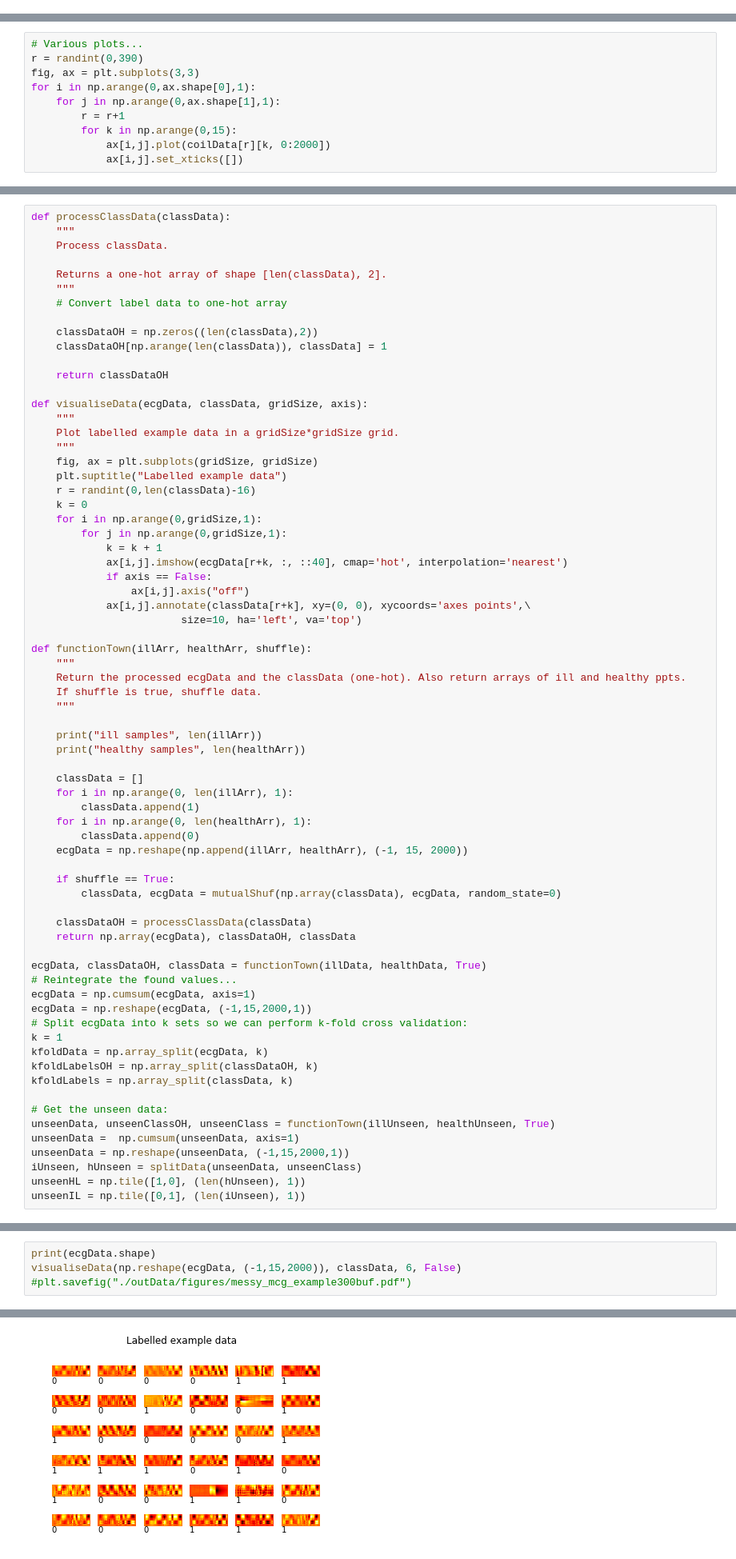
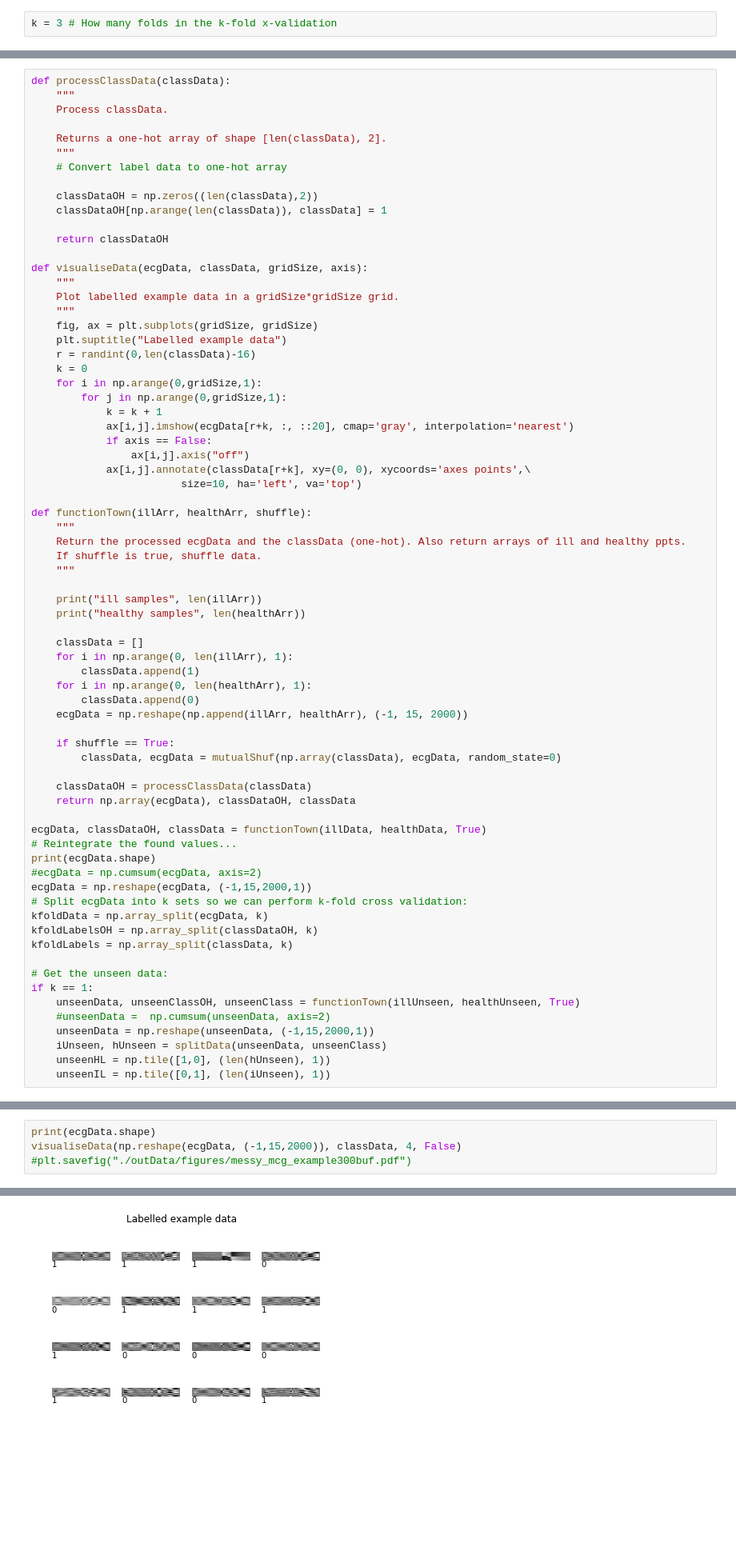
Before and after one commit to Smith42/neuralnet-mcg, a Jupyter notebook: prototypeFive-2dConv.ipynb, the cells around one changed output, grey strips where cells are left out. Shown at 80% size. Cells and saved outputs as stored; diff of their text form; blank space fills up the shorter version.

```diff
--- a/prototypeFive-2dConv.ipynb
+++ b/prototypeFive-2dConv.ipynb
@@ -13,6 +14,8 @@ import datetime
 %matplotlib inline
 # %% [markdown]
 # Import and process data
+# %%
+k = 3 # How many folds in the k-fold x-validation
 # %%
 def importPickle(fileLocation): # File location is ./inData/6060DataFrame.pkl
     """
@@ -60,10 +66,0 @@ print(illData.shape, healthData.shape,"\n", illUnseen.shape, healthUnseen.shape)
-# %%
-# Various plots...
-r = randint(0,390)
-fig, ax = plt.subplots(3,3)
-for i in np.arange(0,ax.shape[0],1):
-    for j in np.arange(0,ax.shape[1],1):
-        r = r+1
-        for k in np.arange(0,15):
-            ax[i,j].plot(coilData[r][k, 0:2000])
-            ax[i,j].set_xticks([])
@@ -94,7 +89,7 @@ def visualiseData(ecgData, classData, gridSize, axis):
     for i in np.arange(0,gridSize,1):
         for j in np.arange(0,gridSize,1):
             k = k + 1
-            ax[i,j].imshow(ecgData[r+k, :, ::40], cmap='hot', interpolation='nearest')
+            ax[i,j].imshow(ecgData[r+k, :, ::20], cmap='gray', interpolation='nearest')
             if axis == False:
                 ax[i,j].axis("off")
             ax[i,j].annotate(classData[r+k], xy=(0, 0), xycoords='axes points',\
@@ -124,19 +119,20 @@ def functionTown(illArr, healthArr, shuffle):
 
 ecgData, classDataOH, classData = functionTown(illData, healthData, True)
 # Reintegrate the found values...
-ecgData = np.cumsum(ecgData, axis=1)
+print(ecgData.shape)
+#ecgData = np.cumsum(ecgData, axis=2)
 ecgData = np.reshape(ecgData, (-1,15,2000,1))
 # Split ecgData into k sets so we can perform k-fold cross validation:
-k = 1
 kfoldData = np.array_split(ecgData, k)
 kfoldLabelsOH = np.array_split(classDataOH, k)
 kfoldLabels = np.array_split(classData, k)
 
 # Get the unseen data:
-unseenData, unseenClassOH, unseenClass = functionTown(illUnseen, healthUnseen, True)
-unseenData =  np.cumsum(unseenData, axis=1)
-unseenData = np.reshape(unseenData, (-1,15,2000,1))
-iUnseen, hUnseen = splitData(unseenData, unseenClass)
-unseenHL = np.tile([1,0], (len(hUnseen), 1))
-unseenIL = np.tile([0,1], (len(iUnseen), 1))
+if k == 1:
+    unseenData, unseenClassOH, unseenClass = functionTown(illUnseen, healthUnseen, True)
+    #unseenData =  np.cumsum(unseenData, axis=2)
+    unseenData = np.reshape(unseenData, (-1,15,2000,1))
+    iUnseen, hUnseen = splitData(unseenData, unseenClass)
+    unseenHL = np.tile([1,0], (len(hUnseen), 1))
+    unseenIL = np.tile([0,1], (len(iUnseen), 1))
 # %% [output]
@@ -147,5 +142,5 @@ healthy samples 20
 # %%
 print(ecgData.shape)
-visualiseData(np.reshape(ecgData, (-1,15,2000)), classData, 6, False)
+visualiseData(np.reshape(ecgData, (-1,15,2000)), classData, 4, False)
 #plt.savefig("./outData/figures/messy_mcg_example300buf.pdf")
 # %% [output]
@@ -153,2 +148,2 @@ visualiseData(np.reshape(ecgData, (-1,15,2000)), classData, 6, False)
-[figure, old version]
+[figure, new version]
 # %%
```
Also changed, not shown: parts of 12 cells of this notebook, 1 other file.
